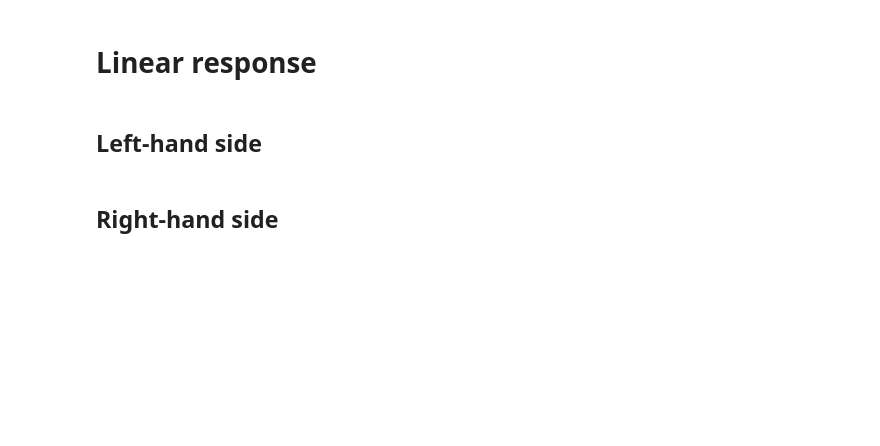
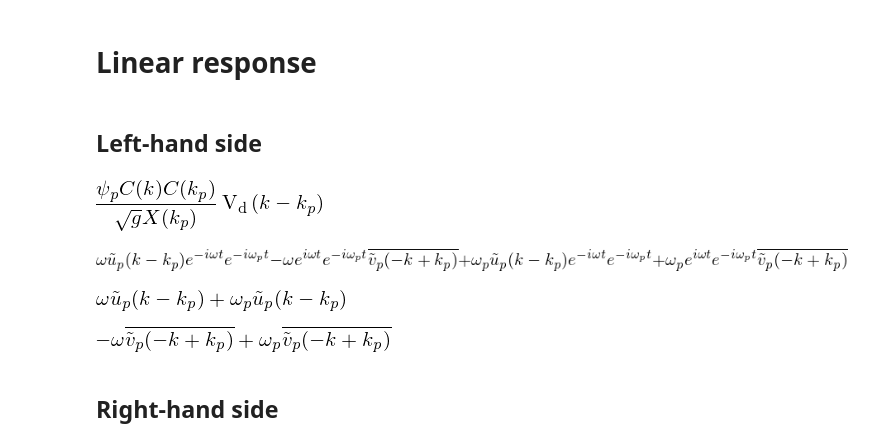
Before and after one commit to berceanu/notebooks, a Jupyter notebook: sympy/1pump.ipynb, the cells around one changed output. Saved outputs shown, nothing was run; the diff lists cells and outputs as text; code cells hidden in the pictures; blank space fills up the shorter version.

```diff
--- a/sympy/1pump.ipynb
+++ b/sympy/1pump.ipynb
@@ -202,9 +206,25 @@ $$\left[\left(\frac{\epsilon_{p}-\omega_{p}}{\kappa_{p}}+\left|X_{p}\right|^{2}\
 ## Left-hand side
 # %%
 fd1 = psip * (rhsLIN - lhsLIN).coeff(psip*exp(-I*omegap*t))
+# %%
+fd1
+# %% [output]
+[figure, added]
+# %%
+lhsLIN
+# %% [output]
+[figure, added]
 # %%
 lhsLIN11 = lhsLIN.coeff(exp(-I*omega*t)*exp(-I*omegap*t))
 lhsLIN12 = lhsLIN.coeff(exp(I*omega*t)*exp(-I*omegap*t))
+# %%
+lhsLIN11
+# %% [output]
+[figure, added]
+# %%
+lhsLIN12
+# %% [output]
+[figure, added]
 # %% [markdown]
 ## Right-hand side
 # %%
```
Also changed, not shown: parts of 1 cell of this notebook, 1 other file.
